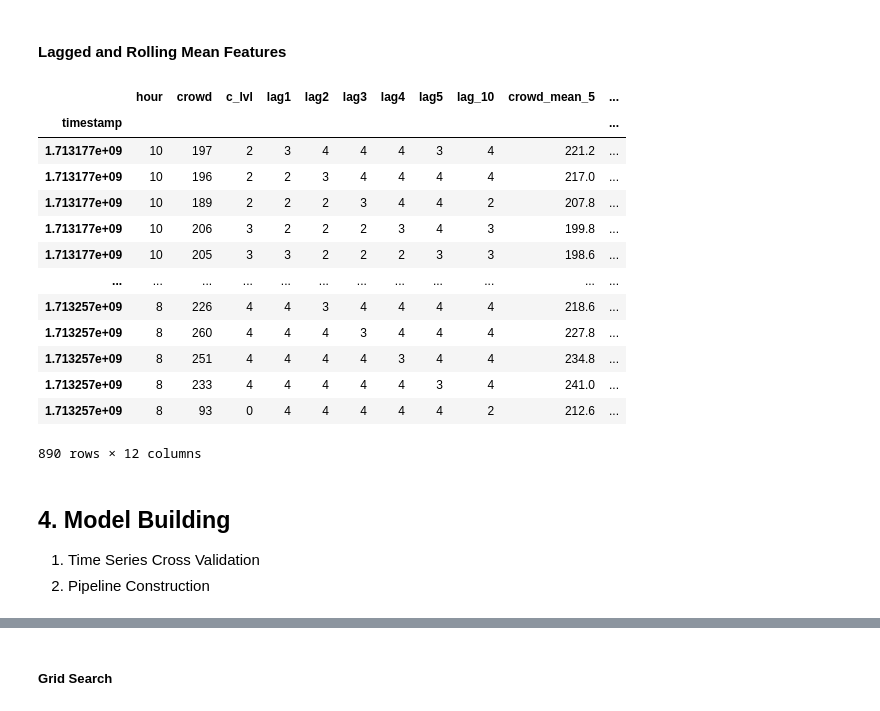
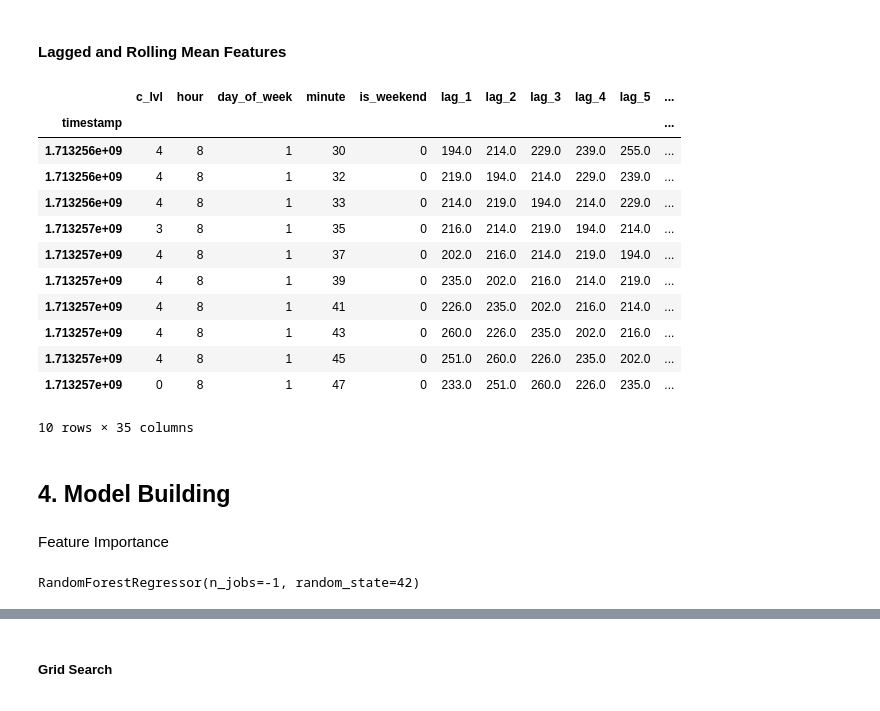
Before and after one commit to tonytziorvas/Lab, a Jupyter notebook: 1.model_training.ipynb, the cells around one changed output, grey strips where cells are left out. Drawn from its saved outputs; the diff is of its cells as text; code cells hidden in the pictures.

Commit message:
Added Regressor and Lagged Features

```diff
--- a/1.model_training.ipynb
+++ b/1.model_training.ipynb
@@ -52,7 +73,25 @@ df["c_lvl"] = pd.cut(
     include_lowest=True,
     ordered=True,
 )
-# %%
-df["hour"] = pd.to_datetime(df["timestamp"], unit="s").dt.hour
+# %%
+ts_date = pd.to_datetime(df["timestamp"], unit="s")
+
+# Time-related features
+time_related_features = {
+    "hour": ts_date.dt.hour.astype(np.uint8),
+    "day_of_week": ts_date.dt.day_of_week.astype(np.uint8),
+    "minute": ts_date.dt.minute.astype(np.uint8),
+    "is_weekend": (ts_date.dt.weekday >= 5).astype(np.uint8),
+}
+
+# Lagged features
+lagged_features = {f"lag_{i}": df["crowd"].shift(i) for i in range(1, 11)}
+
+# Rolling features
+rolling_features = {
+    f"rolling_{stat}_{window}": getattr(df["crowd"].rolling(window=window), stat)()
+    for window in [5, 10, 15, 30]
+    for stat in ["mean", "std", "min", "max", "sum"]
+}
 # %% [markdown]
 #### Lagged and Rolling Mean Features
@@ -74,29 +98,43 @@ lagged_df = pd.concat(
 # %%
-lagged_df = lagged_df.set_index("timestamp").dropna()
-lagged_df
+lagged_df = (
+    df.assign(**time_related_features, **lagged_features, **rolling_features)
+    .drop(columns="crowd")
+    .set_index("timestamp")
+    .dropna()
+)
+
+
+lagged_df.tail(10)
 # %% [output]
-|  | hour | crowd | c_lvl | lag1 | lag2 | lag3 | lag4 | lag5 | lag_10 | crowd_mean_5 | ... |
+|  | c_lvl | hour | day_of_week | minute | is_weekend | lag_1 | lag_2 | lag_3 | lag_4 | lag_5 | ... |
 | timestamp |  |  |  |  |  |  |  |  |  |  | ... |
-| 1.713177e+09 | 10 | 197 | 2 | 3 | 4 | 4 | 4 | 3 | 4 | 221.2 | ... |
-| 1.713177e+09 | 10 | 196 | 2 | 2 | 3 | 4 | 4 | 4 | 4 | 217.0 | ... |
-| 1.713177e+09 | 10 | 189 | 2 | 2 | 2 | 3 | 4 | 4 | 2 | 207.8 | ... |
-| 1.713177e+09 | 10 | 206 | 3 | 2 | 2 | 2 | 3 | 4 | 3 | 199.8 | ... |
-| 1.713177e+09 | 10 | 205 | 3 | 3 | 2 | 2 | 2 | 3 | 3 | 198.6 | ... |
-| ... | ... | ... | ... | ... | ... | ... | ... | ... | ... | ... | ... |
-| 1.713257e+09 | 8 | 226 | 4 | 4 | 3 | 4 | 4 | 4 | 4 | 218.6 | ... |
-| 1.713257e+09 | 8 | 260 | 4 | 4 | 4 | 3 | 4 | 4 | 4 | 227.8 | ... |
-| 1.713257e+09 | 8 | 251 | 4 | 4 | 4 | 4 | 3 | 4 | 4 | 234.8 | ... |
-| 1.713257e+09 | 8 | 233 | 4 | 4 | 4 | 4 | 4 | 3 | 4 | 241.0 | ... |
-| 1.713257e+09 | 8 | 93 | 0 | 4 | 4 | 4 | 4 | 4 | 2 | 212.6 | ... |
+| 1.713256e+09 | 4 | 8 | 1 | 30 | 0 | 194.0 | 214.0 | 229.0 | 239.0 | 255.0 | ... |
+| 1.713256e+09 | 4 | 8 | 1 | 32 | 0 | 219.0 | 194.0 | 214.0 | 229.0 | 239.0 | ... |
+| 1.713256e+09 | 4 | 8 | 1 | 33 | 0 | 214.0 | 219.0 | 194.0 | 214.0 | 229.0 | ... |
+| 1.713257e+09 | 3 | 8 | 1 | 35 | 0 | 216.0 | 214.0 | 219.0 | 194.0 | 214.0 | ... |
+| 1.713257e+09 | 4 | 8 | 1 | 37 | 0 | 202.0 | 216.0 | 214.0 | 219.0 | 194.0 | ... |
+| 1.713257e+09 | 4 | 8 | 1 | 39 | 0 | 235.0 | 202.0 | 216.0 | 214.0 | 219.0 | ... |
+| 1.713257e+09 | 4 | 8 | 1 | 41 | 0 | 226.0 | 235.0 | 202.0 | 216.0 | 214.0 | ... |
+| 1.713257e+09 | 4 | 8 | 1 | 43 | 0 | 260.0 | 226.0 | 235.0 | 202.0 | 216.0 | ... |
+| 1.713257e+09 | 4 | 8 | 1 | 45 | 0 | 251.0 | 260.0 | 226.0 | 235.0 | 202.0 | ... |
+| 1.713257e+09 | 0 | 8 | 1 | 47 | 0 | 233.0 | 251.0 | 260.0 | 226.0 | 235.0 | ... |
-890 rows × 12 columns
+10 rows × 35 columns
 # %% [markdown]
 ## 4. Model Building
-
-1. Time Series Cross Validation
-2. Pipeline Construction
 # %%
 X = lagged_df.drop(columns=["c_lvl"])
 y = lagged_df["c_lvl"]
 # %%
 cat_features = X.select_dtypes(include="category").columns.tolist()
 num_features = X.select_dtypes(include="int").columns.tolist()
+# %% [markdown]
+Feature Importance
+# %%
+from matplotlib import pyplot as plt
+from sklearn.ensemble import RandomForestRegressor
+
+
+estimator = RandomForestRegressor(n_estimators=100, random_state=42, n_jobs=-1)
+estimator.fit(X, y)
+# %% [output]
+RandomForestRegressor(n_jobs=-1, random_state=42)
```
Also changed, not shown: parts of 15 cells of this notebook, 1 other file.
